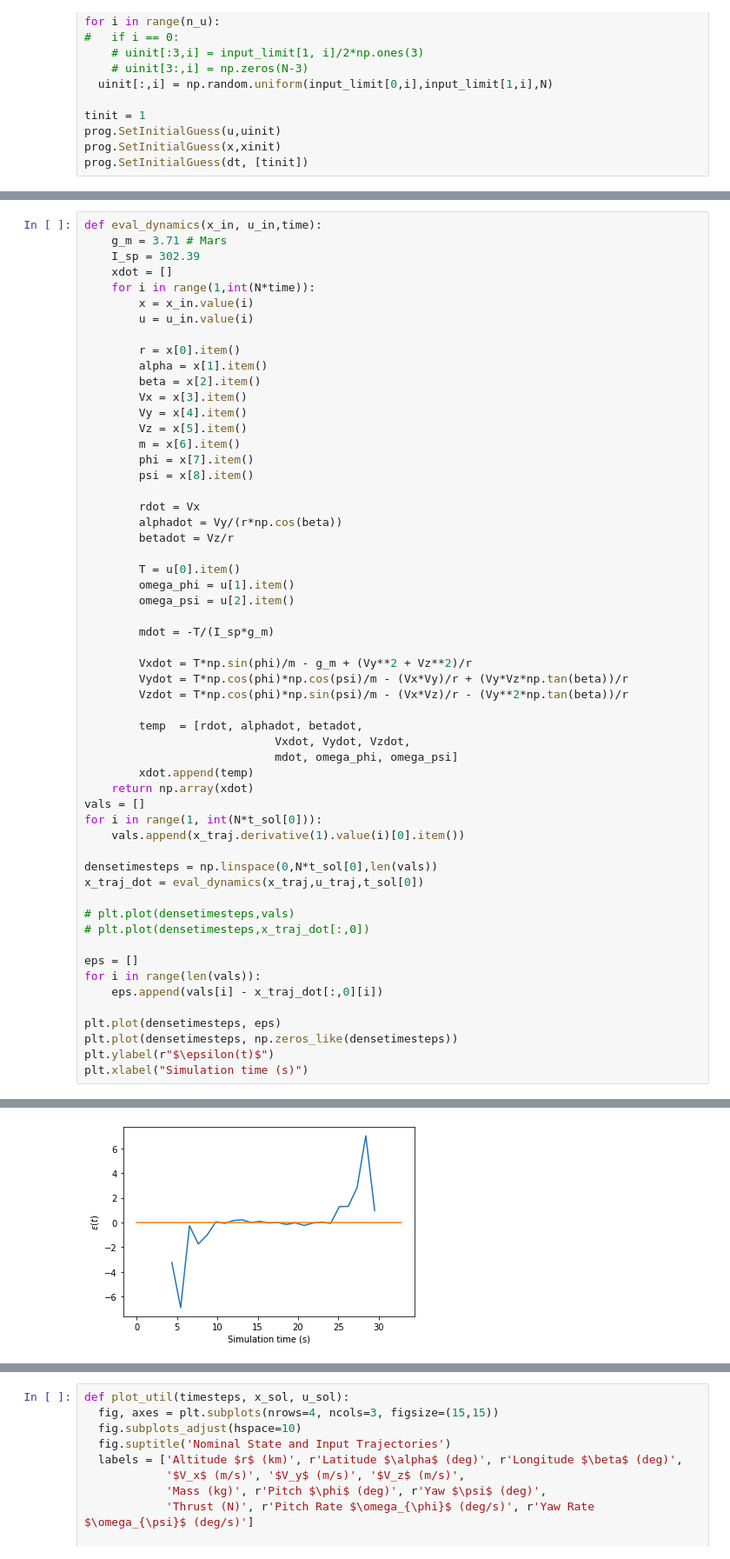
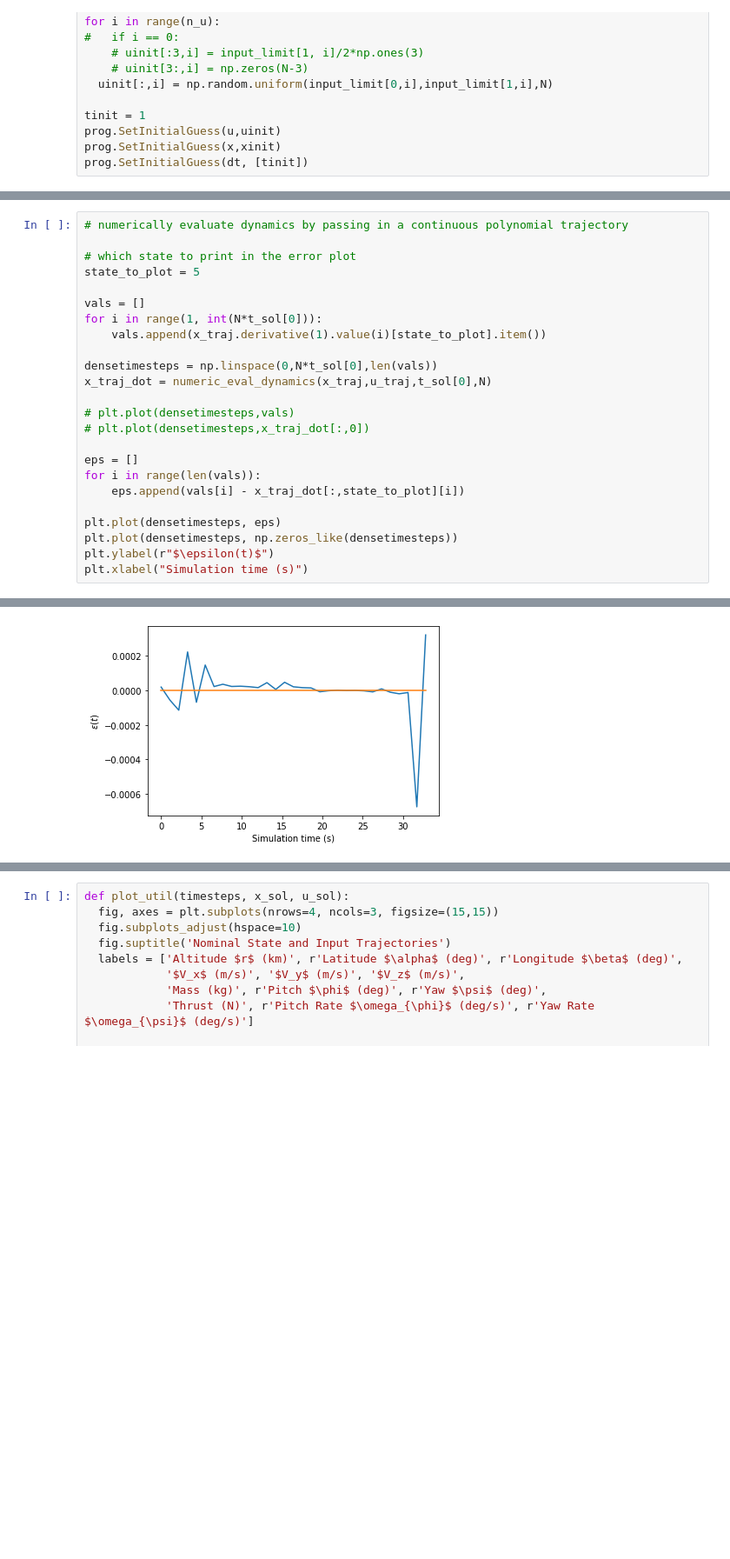
Before and after one commit to DayongTong/MEAM517_Project_Git, a Jupyter notebook: main.ipynb, the cells around one changed output, grey strips where cells are left out. Shown at 87% size. Saved outputs shown, nothing was run; the diff lists cells and outputs as text; blank space fills up the shorter version.

```diff
--- a/main.ipynb
+++ b/main.ipynb
@@ -273,59 +275,27 @@ Optimal dt:  [2.18440058]
 # %%
-def eval_dynamics(x_in, u_in,time):
-    g_m = 3.71 # Mars
-    I_sp = 302.39
-    xdot = []
-    for i in range(1,int(N*time)):
-        x = x_in.value(i)
-        u = u_in.value(i)
+# numerically evaluate dynamics by passing in a continuous polynomial trajectory
 
-        r = x[0].item()
-        alpha = x[1].item()
-        beta = x[2].item()
-        Vx = x[3].item()
-        Vy = x[4].item()
-        Vz = x[5].item()
-        m = x[6].item()
-        phi = x[7].item()
-        psi = x[8].item()
+# which state to print in the error plot
+state_to_plot = 5
 
-        rdot = Vx
-        alphadot = Vy/(r*np.cos(beta))
-        betadot = Vz/r
-
-        T = u[0].item()
-        omega_phi = u[1].item()
-        omega_psi = u[2].item()
-
-        mdot = -T/(I_sp*g_m)
-
-        Vxdot = T*np.sin(phi)/m - g_m + (Vy**2 + Vz**2)/r
-        Vydot = T*np.cos(phi)*np.cos(psi)/m - (Vx*Vy)/r + (Vy*Vz*np.tan(beta))/r
-        Vzdot = T*np.cos(phi)*np.sin(psi)/m - (Vx*Vz)/r - (Vy**2*np.tan(beta))/r
-
-        temp  = [rdot, alphadot, betadot,
-                            Vxdot, Vydot, Vzdot,
-                            mdot, omega_phi, omega_psi]
-        xdot.append(temp)
-    return np.array(xdot)
 vals = []
 for i in range(1, int(N*t_sol[0])):
-    vals.append(x_traj.derivative(1).value(i)[0].item())
+    vals.append(x_traj.derivative(1).value(i)[state_to_plot].item())
 
 densetimesteps = np.linspace(0,N*t_sol[0],len(vals))
-x_traj_dot = eval_dynamics(x_traj,u_traj,t_sol[0])
+x_traj_dot = numeric_eval_dynamics(x_traj,u_traj,t_sol[0],N)
 
 # plt.plot(densetimesteps,vals)
 # plt.plot(densetimesteps,x_traj_dot[:,0])
 
 eps = []
 for i in range(len(vals)):
-    eps.append(vals[i] - x_traj_dot[:,0][i])
+    eps.append(vals[i] - x_traj_dot[:,state_to_plot][i])
 
 plt.plot(densetimesteps, eps)
 plt.plot(densetimesteps, np.zeros_like(densetimesteps))
 plt.ylabel(r"$\epsilon(t)$")
 plt.xlabel("Simulation time (s)")
 # %% [output]
 Text(0.5, 0, 'Simulation time (s)')
-[figure, old version]
+[figure, new version]
```
Also changed, not shown: parts of 16 cells of this notebook, 2 other files.
